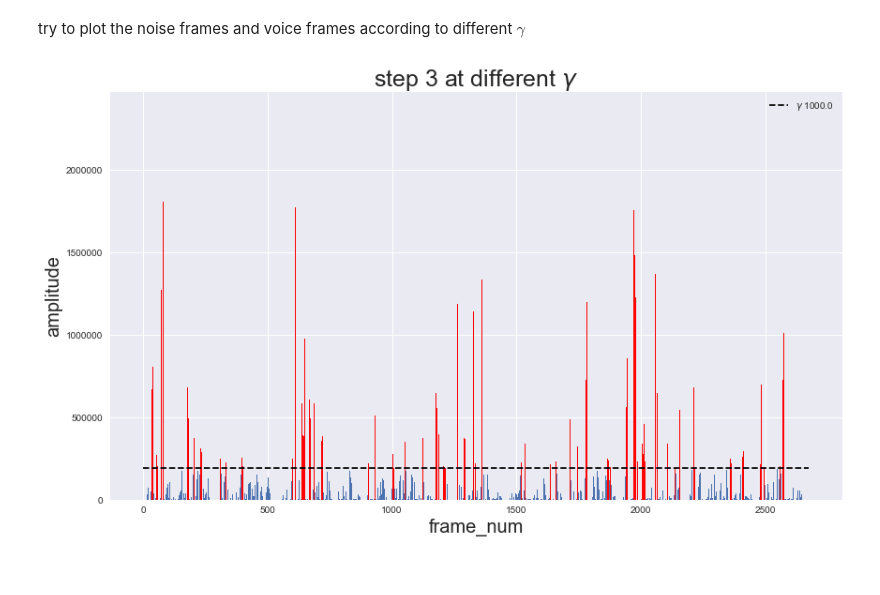
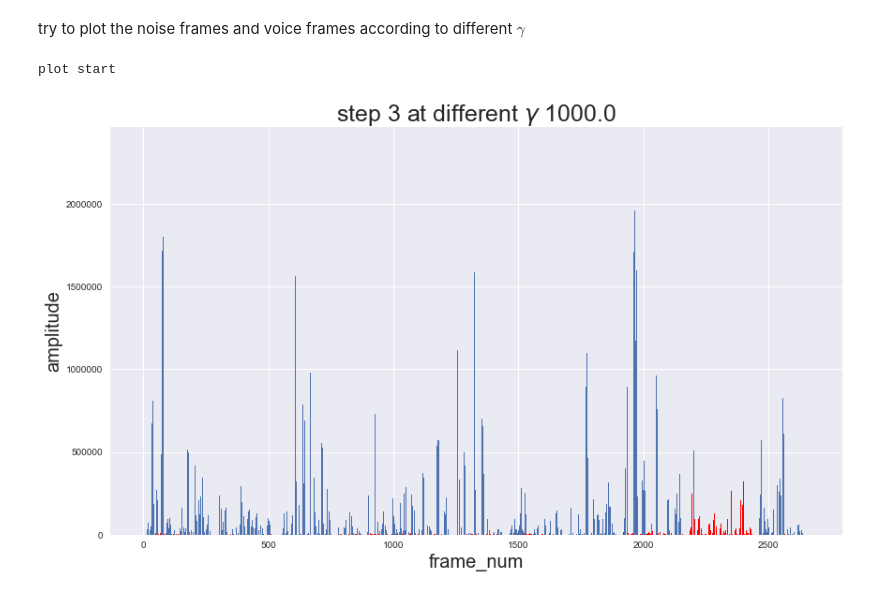
Before and after one commit to yushinliu/lab, a Jupyter notebook: task_2_version_1/tuning_gamma.ipynb, the cells around one changed output. Cells and saved outputs as stored; diff of their text form; code cells hidden in the pictures.

```diff
--- a/task_2_version_1/tuning_gamma.ipynb
+++ b/task_2_version_1/tuning_gamma.ipynb
@@ -110,0 +138,3 @@ frame_num
+# %%
+for item in frame_set:
+    print(item.shape)
@@ -121,4 +168,0 @@ noise_power_set=(1/frame_drop)*np.sum(no_speech_set)
-# %%
-gamma=10000
-selected_power_set=np.array(mixed_power_set).copy()
-selected_power_set[selected_power_set<gamma*noise_power_set]=0
@@ -128,0 +169,2 @@ array([ 0.,  0.,  0., ...,  0.,  0.,  0.])
+# %%
+mixed_power_set,noise_power_set=get_noise_signal(frame_set)
@@ -129,20 +189,27 @@ array([ 0.,  0.,  0., ...,  0.,  0.,  0.])
 # %% [markdown]
 try to plot the noise frames and voice frames according to different $\gamma$
 # %%
-def noise_plot(mixed_power_set,noise_power_set,frame_num,gamma=1000):
+def noise_plot_all(mixed_power_set,noise_power_set,frame_num,gamma=1000):
+    print("plot start")
+    selected_power_all_set=[]
+    for index in range(len(mixed_power_set)):
+        selected_power_set=mixed_power_set[index].copy()
+        selected_power_set[selected_power_set<gamma*noise_power_set[index]]=0
+        selected_power_all_set.append(selected_power_set)
+    #print("the selected_power_set shape is ",np.concatenate(selected_power_all_set).shape)
+
     plt.figure(figsize=(14,8))
-    plt.bar(range(frame_num),mixed_power_set)#plt,bar(index,height(value))
-    selected_power_set=np.array(mixed_power_set).copy()
-    selected_power_set[selected_power_set<gamma*noise_power_set]=0
-    plt.bar(range(frame_num),selected_power_set,color='red')
-    plt.hlines( gamma*noise_power_set, 0, frame_num,label ="$\gamma$ %5.1f"%(gamma), linestyles = "dashed" )
+    plt.bar(range(frame_num),np.concatenate(mixed_power_set),color='red')#plt,bar(index,height(value))
+    plt.bar(range(frame_num),np.concatenate(selected_power_all_set))
+    #plt.hlines( gamma*noise_power_set, 0, frame_num,label ="$\gamma$ %5.1f"%(gamma), linestyles = "dashed" )
 
-    plt.legend()
+    #plt.legend()
     plt.ylabel("amplitude",fontsize=20)
     plt.xlabel("frame_num",fontsize=20)
-    plt.title( 'step 3 at different $\gamma$',fontsize=25 )
+    plt.title( 'step 3 at different $\gamma$ %5.1f'%(gamma),fontsize=25 )
     plt.show()
 # %%
-noise_plot(mixed_power_set,noise_power_set,frame_num)
+noise_plot_all(mixed_power_set,noise_power_set,frame_num)
 # %% [output]
+plot start
-[figure, old version]
+[figure, new version]
```
Also changed, not shown: parts of 15 cells of this notebook.
